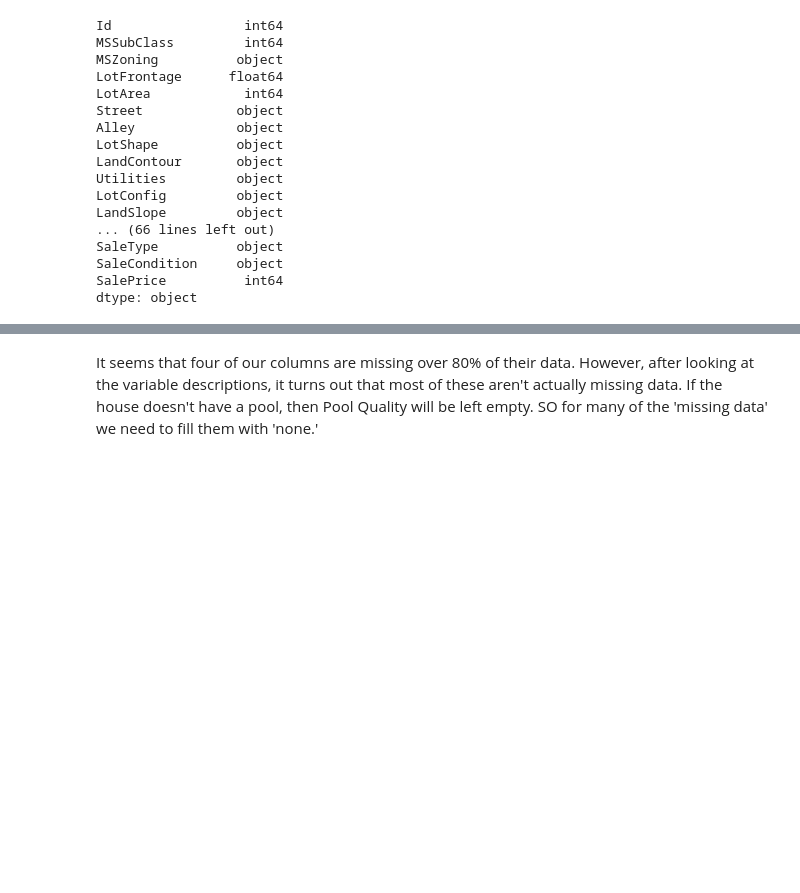
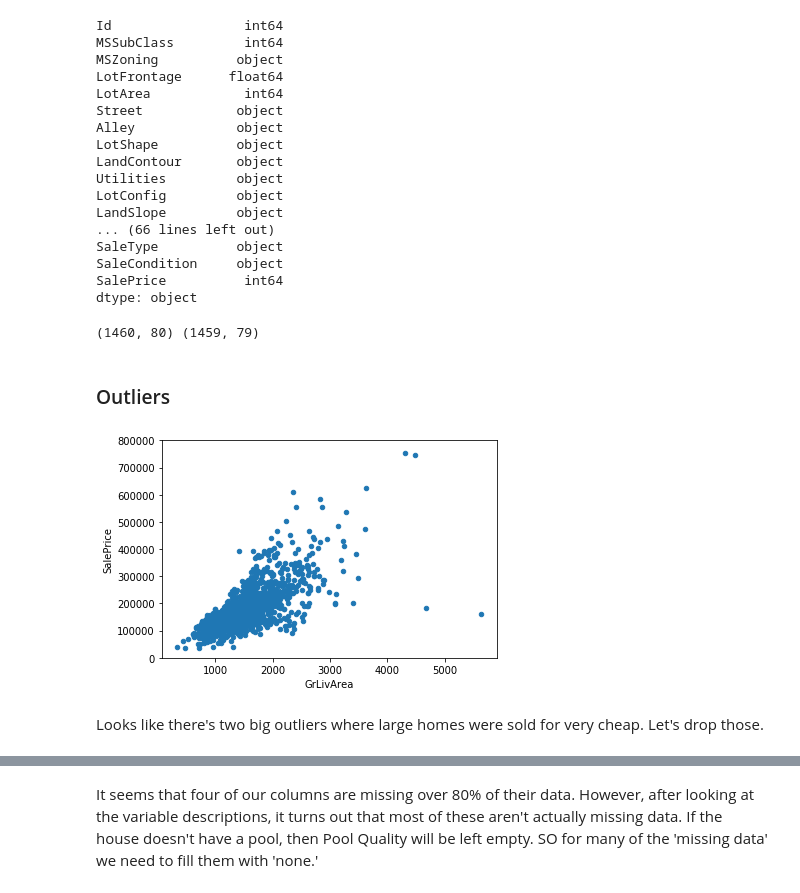
Before and after one commit to ctrosenberg/ml-class, a Jupyter notebook: Homework 2/Homework 2.ipynb, the cells around one changed output, grey strips where cells are left out. Cells and saved outputs as stored; diff of their text form; code cells hidden in the pictures; blank space fills up the shorter version.

Commit message:
Updated models

```diff
--- a/Homework 2/Homework 2.ipynb
+++ b/Homework 2/Homework 2.ipynb
@@ -61,5 +87,20 @@ SaleCondition     object
 SalePrice          int64
 dtype: object
 # %%
-#For Utilities, all the values are pretty much the same, so it won't affect our model much
+#For utilities, all the values are pretty much the same, so it won't affect our model much
+#Also, please note that I will be performing the same data cleaning on the test set, as well as the train set
 train = train.drop(['Utilities'], axis=1)
+test = test.drop(['Utilities'], axis=1)
+print(train.shape,test.shape)
+# %% [output]
+(1460, 80) (1459, 79)
+# %% [markdown]
+### Outliers
+# %%
+#Let's look at SalePrice and GrLivArea (Above ground living area sqft)
+graph = pd.concat([train['SalePrice'], train['GrLivArea']], axis=1)
+graph.plot.scatter(x='GrLivArea', y='SalePrice', ylim=(0,800000));
+# %% [output]
+[figure, added]
+# %% [markdown]
+Looks like there's two big outliers where large homes were sold for very cheap. Let's drop those.
```
Also changed, not shown: parts of 57 cells of this notebook.
